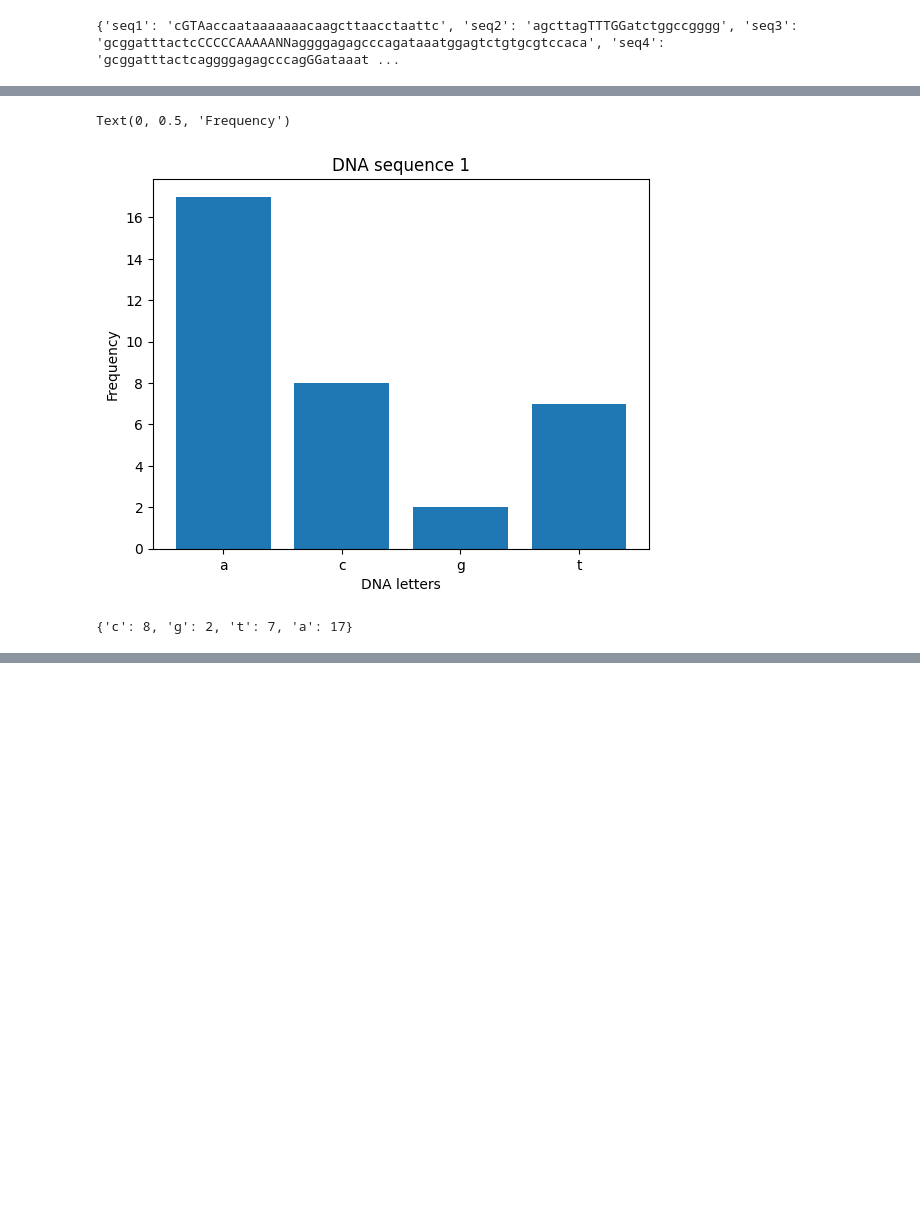
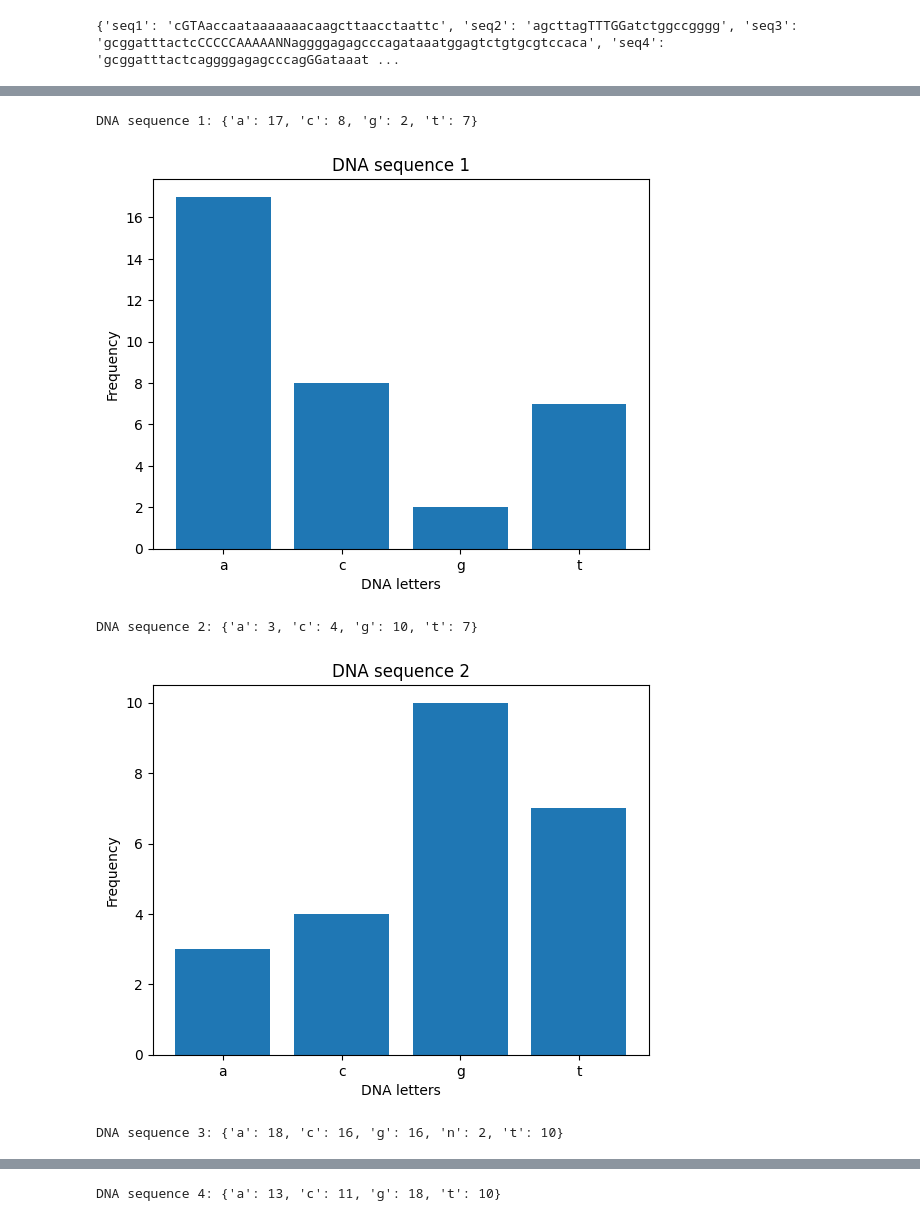
Before and after one commit to VeraOlander/Lab1, a Jupyter notebook: lab1.ipynb, the cells around one changed output, grey strips where cells are left out. Cells and saved outputs as stored; diff of their text form; code cells hidden in the pictures; blank space fills up the shorter version.

```diff
--- a/lab1.ipynb
+++ b/lab1.ipynb
@@ -80,0 +46,34 @@ count_letters(sequence1)
+# %%
+# full code for one sequence to create a separate dictionary and bar chart for each single sequence
+# take a DNA sequence which is initially a string, convert it into lower string, than to a list and sort the list
+# count the letters in each element of the list and convert to a dictionary
+# create a bar chart for each sequence/dictionary
+
+
+def dict_for_each_sequence(N):
+    sequence=list_of_values[N-1]
+    sequence_lower=sequence.lower()
+    list_sequence=[]
+    for i in sequence_lower:
+        list_sequence.append(i)
+    list_sequence.sort()
+    result = {}
+    for letter in list_sequence:
+        if letter not in result:
+            result[letter] = 0
+        result[letter] += 1
+    print(f"DNA sequence {N}: {result}")
+    DNA_letters=result.keys()
+    Frequency=result.values()
+    plt.bar(DNA_letters,Frequency)
+    plt.title(f"DNA sequence {N}")
+    plt.xlabel("DNA letters")
+    plt.ylabel("Frequency")
+    plt.show() # iteration did not work w/o this line
+
+
+    return result
+
+
+
+dict_for_each_sequence(1)
@@ -94,22 +86,13 @@ dict_values([17, 8, 2, 7])
-# %%
-plt.bar(DNA_letters,Frequency)
-plt.title("DNA sequence 1")
-plt.xlabel("DNA letters")
-plt.ylabel("Frequency")
-# %% [output]
-Text(0, 0.5, 'Frequency')
-[figure, removed]
-# %%
-#from coursera
-def count_letters(sequence):
-  result = {}
-  sequence_case_insensitive=sequence.lower()
-  for letter in sequence_case_insensitive:
-    if letter not in result:
-      result[letter] = 0
-    result[letter] += 1
-  return result
-
-count_letters("cGTAaccaataaaaaaacaagcttaacctaattc")
-# %% [output]
-{'c': 8, 'g': 2, 't': 7, 'a': 17}
+# %%
+# iterate over all sequences
+
+number_of_sequences=len(list_of_values)
+
+for i in range(1,number_of_sequences+1):
+    dict_for_each_sequence(i)
+# %% [output]
+DNA sequence 1: {'a': 17, 'c': 8, 'g': 2, 't': 7}
+[figure, added]
+DNA sequence 2: {'a': 3, 'c': 4, 'g': 10, 't': 7}
+[figure, added]
+DNA sequence 3: {'a': 18, 'c': 16, 'g': 16, 'n': 2, 't': 10}
@@ -115,0 +100 @@ count_letters("cGTAaccaataaaaaaacaagcttaacctaattc")
+DNA sequence 4: {'a': 13, 'c': 11, 'g': 18, 't': 10}
```
Also changed, not shown: parts of 8 cells of this notebook, 1 other file.
